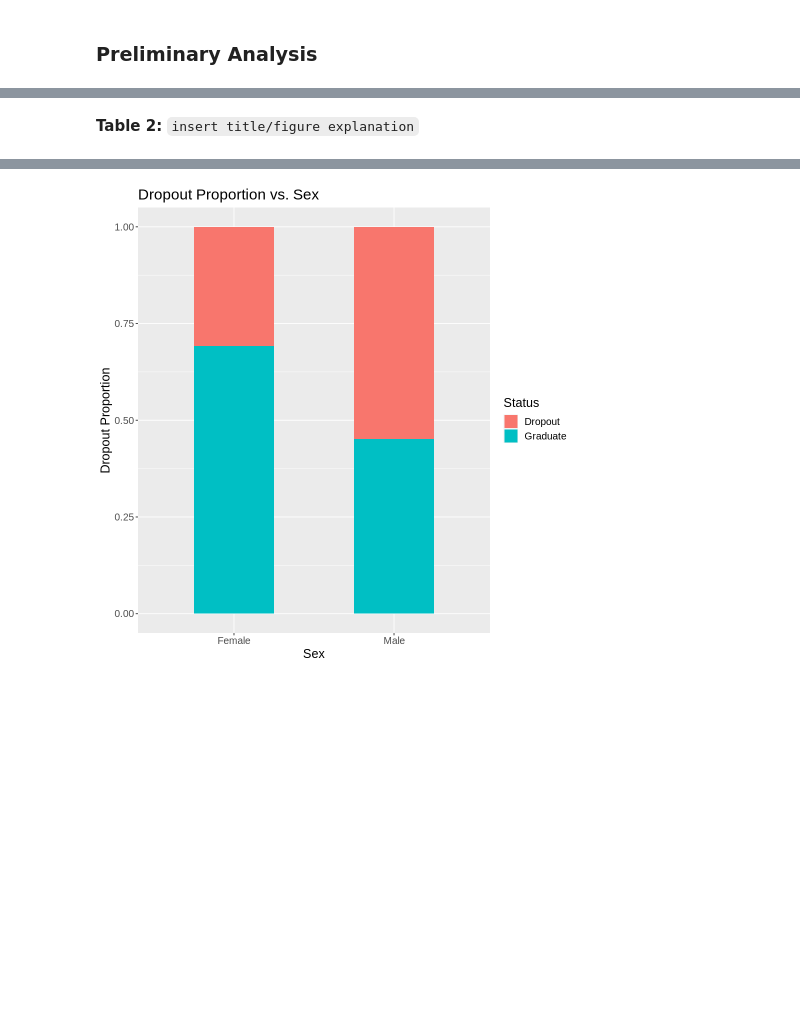
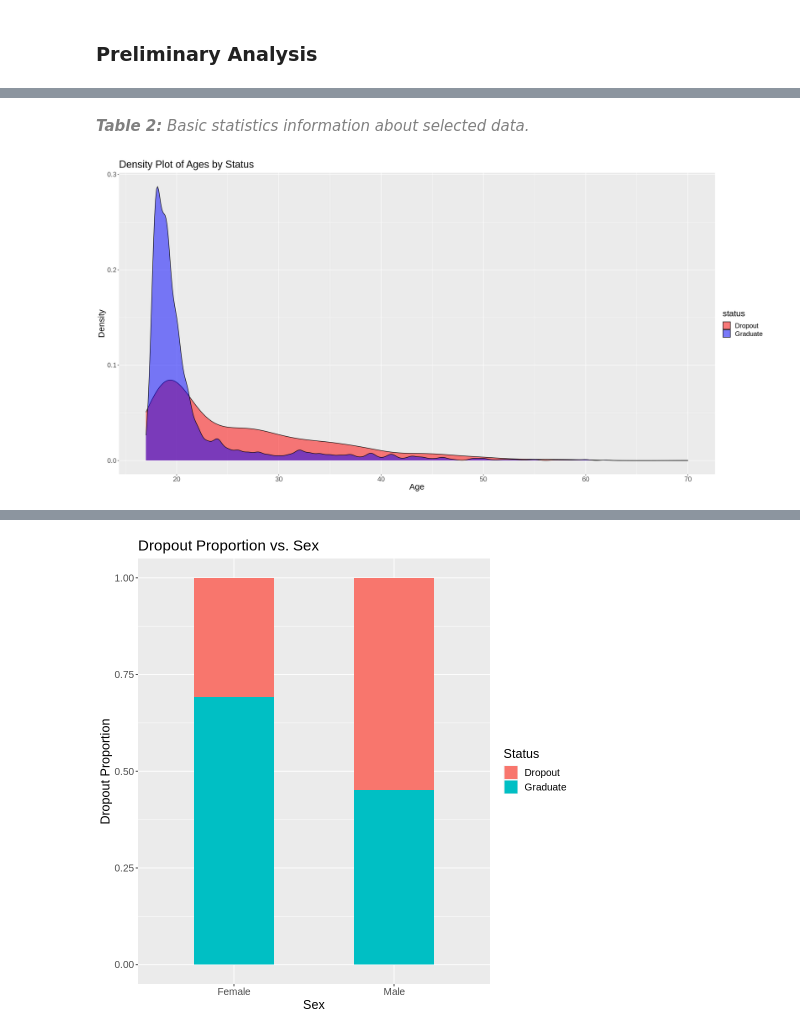
Before and after one commit to ekang27kc/dsci100-2023-T2-Group01-project, a Jupyter notebook: Project_Report.ipynb, the cells around one changed output, grey strips where cells are left out. Cells and saved outputs as stored; diff of their text form; code cells hidden in the pictures; blank space fills up the shorter version.

```diff
--- a/Project_Report.ipynb
+++ b/Project_Report.ipynb
@@ -96,4 +96,16 @@ A tibble: 2 × 8
 | Dropout | 1065 | 547 | 518 | 26.15681 | 7.328979 | ... |
 | Graduate | 1656 | 1229 | 427 | 21.76208 | 12.594641 | ... |
 # %% [markdown]
-**Table 2:** `insert title/figure explanation`
+_<span style="color:gray">**Table 2:** Basic statistics information about selected data.</span>_
+# %%
+options(repr.plot.width = 20, repr.plot.height = 10)
+
+density_plot <- ggplot(data_train, aes(x = enrollment_age, fill = status)) +
+  geom_density(alpha = 0.5) +
+  scale_fill_manual(values = c("red", "blue")) +
+  labs(title = "Density Plot of Ages by Status", x = "Age", y = "Density") +
+  theme(text = element_text(size = 18), plot.caption = element_text(size = 18))
+
+density_plot
+# %% [output]
+[figure, added]
```
Also changed, not shown: parts of 15 cells of this notebook.
